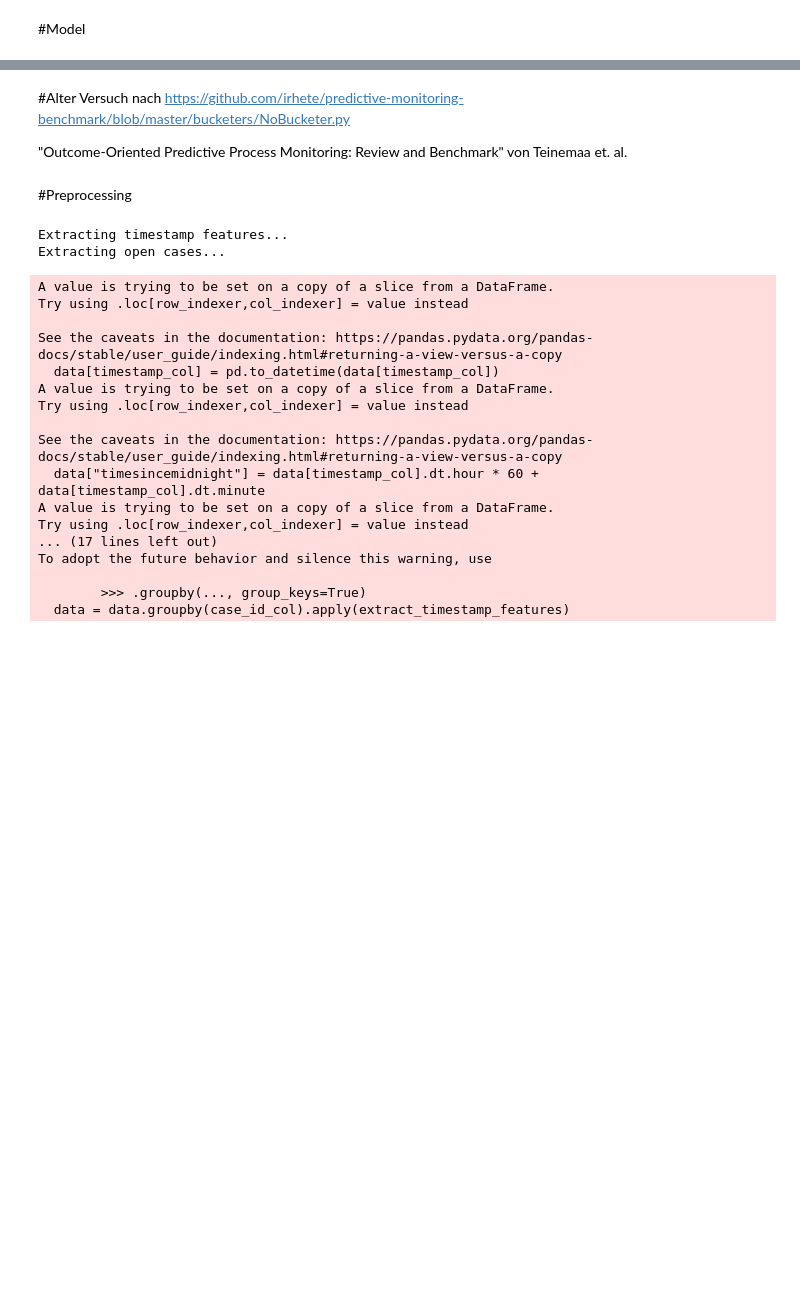
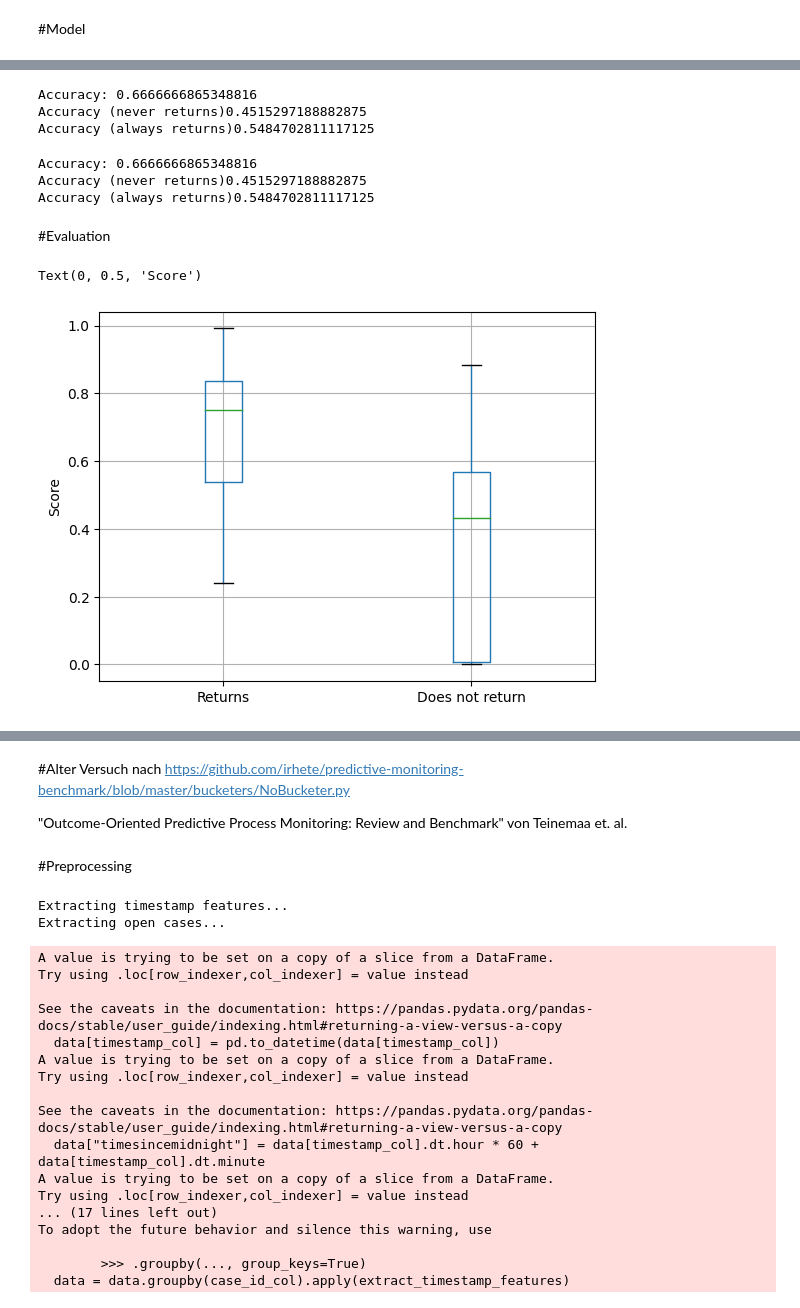
Before and after one commit to awitz23/master_thesis, a Jupyter notebook: Prototyp.ipynb, the cells around one changed output, grey strips where cells are left out. Cells and saved outputs as stored; diff of their text form; code cells hidden in the pictures; blank space fills up the shorter version.

```diff
--- a/Prototyp.ipynb
+++ b/Prototyp.ipynb
@@ -435,0 +558,36 @@ target_scaled = scaler_y.fit_transform(sepsis_returns.reshape(-1, 1))
+# %%
+print("Accuracy: " + str(results[len(results)-1][1]))
+
+true_returns = np.unique(list_3, return_counts= True)[1][0]
+true_not_returns = np.unique(list_3, return_counts= True)[1][1]
+
+print("Accuracy (never returns)" + str(true_returns / len(list_3)))
+print("Accuracy (always returns)" + str(true_not_returns / len(list_2)))
+# %% [output]
+Accuracy: 0.6666666865348816
+Accuracy (never returns)0.4515297188882875
+Accuracy (always returns)0.5484702811117125
+# %%
+print("Accuracy: " + str(results[len(results)-1][1]))
+
+true_returns = np.unique(list_3, return_counts= True)[1][0]
+true_not_returns = np.unique(list_3, return_counts= True)[1][1]
+
+print("Accuracy (never returns)" + str(true_returns / len(list_3)))
+print("Accuracy (always returns)" + str(true_not_returns / len(list_3)))
+# %% [output]
+Accuracy: 0.6666666865348816
+Accuracy (never returns)0.4515297188882875
+Accuracy (always returns)0.5484702811117125
+# %% [markdown]
+#Evaluation
+# %%
+test_dataloader = DataLoader(ds, batch_size=256, shuffle=False)
+result, original = evaluate_all(test_dataloader, model, device)
+# %%
+pd_pos = pd.DataFrame({'Returns': result[original == 1]})
+pd_neg = pd.DataFrame({'Does not return': result[original == 0]})
+pd.concat([pd_pos, pd_neg],axis=1).boxplot().set_ylabel('Score')
+# %% [output]
+Text(0, 0.5, 'Score')
+[figure, added]
```
Also changed, not shown: parts of 23 cells of this notebook.
